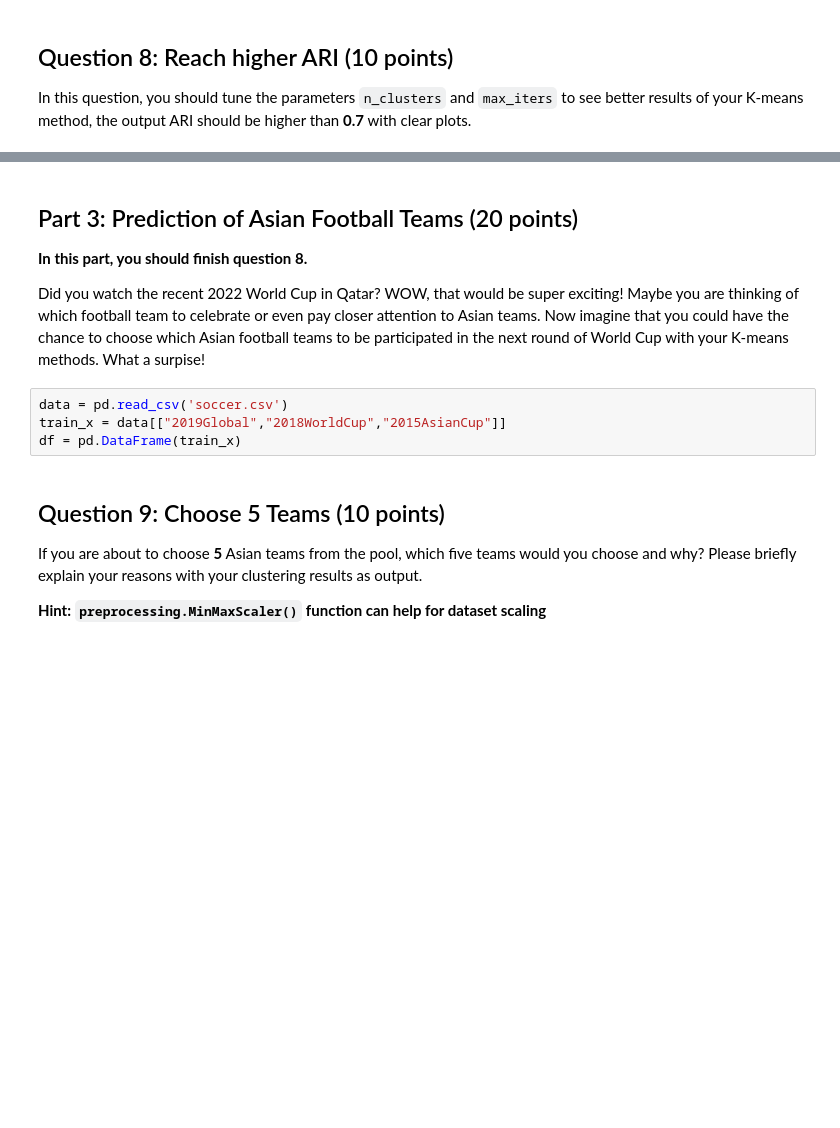
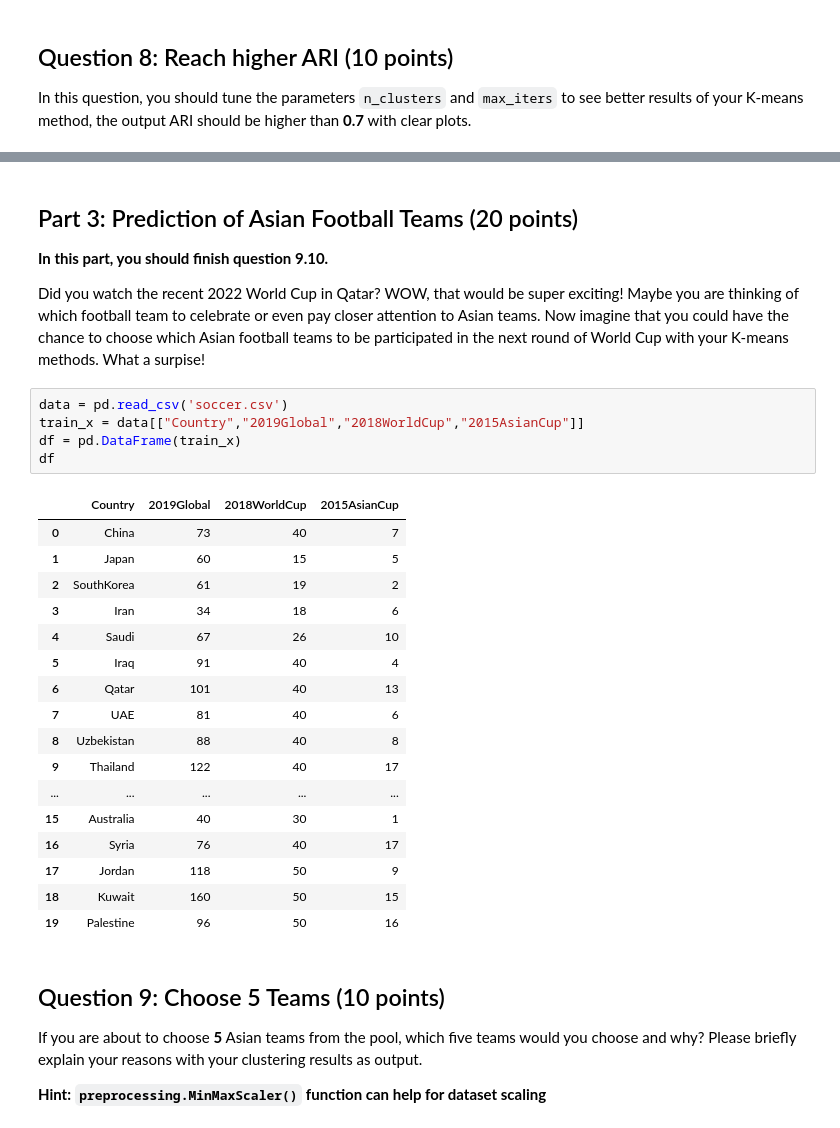
Before and after one commit to Crepdo/CS186_Database-Systems, a Jupyter notebook: HW3/HW3_coding/HW3_coding.ipynb, the cells around one changed output, grey strips where cells are left out. Cells and saved outputs as stored; diff of their text form; blank space fills up the shorter version.

```diff
--- a/HW3/HW3_coding/HW3_coding.ipynb
+++ b/HW3/HW3_coding/HW3_coding.ipynb
@@ -191,13 +270,32 @@ print('ARI of K-means with {} clusters and {} max iterations:'.format(n_clusters
 Part 3: Prediction of Asian Football Teams (20 points)
 ------------------------
 
-**In this part, you should finish question 8.**
+**In this part, you should finish question 9.10.**
 
 Did you watch the recent 2022 World Cup in Qatar? WOW, that would be super exciting! Maybe you are thinking of which football team to celebrate or even pay closer attention to Asian teams. Now imagine that you could have the chance to choose which Asian football teams to be participated in the next round of World Cup with your K-means methods. What a surpise!
 # %%
 data = pd.read_csv('soccer.csv')
-train_x = data[["2019Global","2018WorldCup","2015AsianCup"]]
+train_x = data[["Country","2019Global","2018WorldCup","2015AsianCup"]]
 df = pd.DataFrame(train_x)
+df
+# %% [output]
+|  | Country | 2019Global | 2018WorldCup | 2015AsianCup |
+| 0 | China | 73 | 40 | 7 |
+| 1 | Japan | 60 | 15 | 5 |
+| 2 | SouthKorea | 61 | 19 | 2 |
+| 3 | Iran | 34 | 18 | 6 |
+| 4 | Saudi | 67 | 26 | 10 |
+| 5 | Iraq | 91 | 40 | 4 |
+| 6 | Qatar | 101 | 40 | 13 |
+| 7 | UAE | 81 | 40 | 6 |
+| 8 | Uzbekistan | 88 | 40 | 8 |
+| 9 | Thailand | 122 | 40 | 17 |
+| ... | ... | ... | ... | ... |
+| 15 | Australia | 40 | 30 | 1 |
+| 16 | Syria | 76 | 40 | 17 |
+| 17 | Jordan | 118 | 50 | 9 |
+| 18 | Kuwait | 160 | 50 | 15 |
+| 19 | Palestine | 96 | 50 | 16 |
 # %% [markdown]
 Question 9: Choose 5 Teams (10 points)
 ------------------------
```
Also changed, not shown: parts of 22 cells of this notebook, 6 other files.
